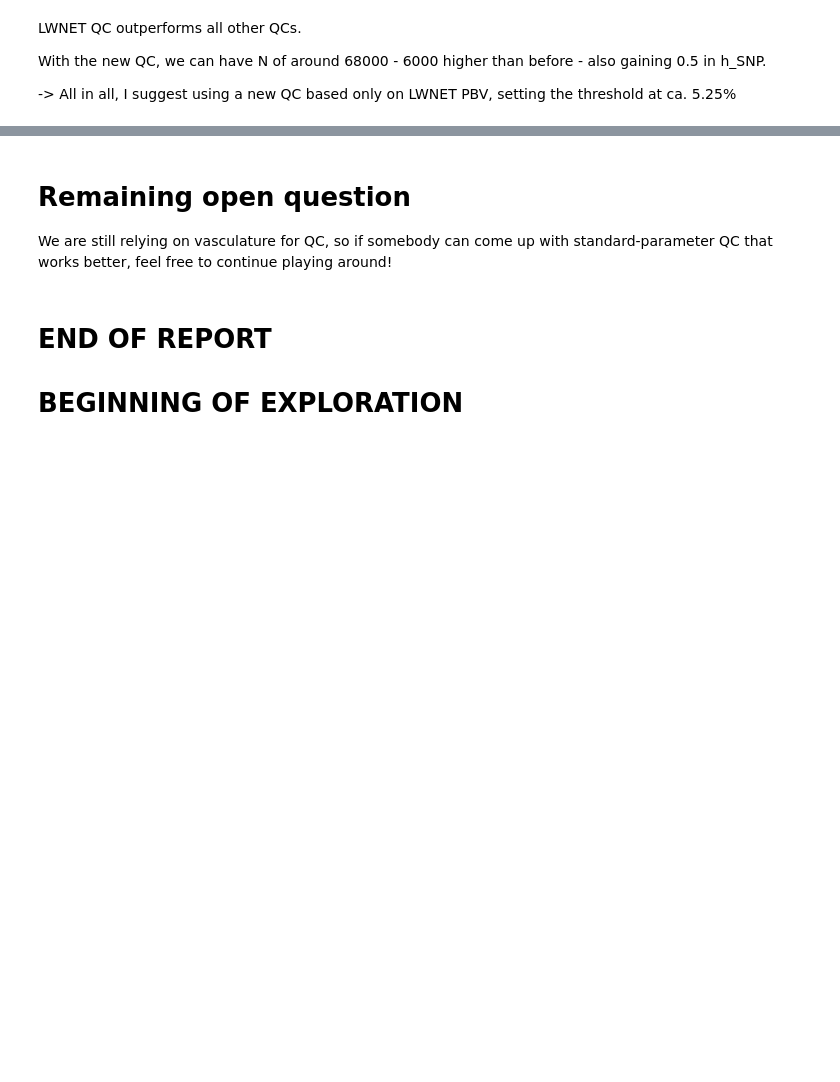
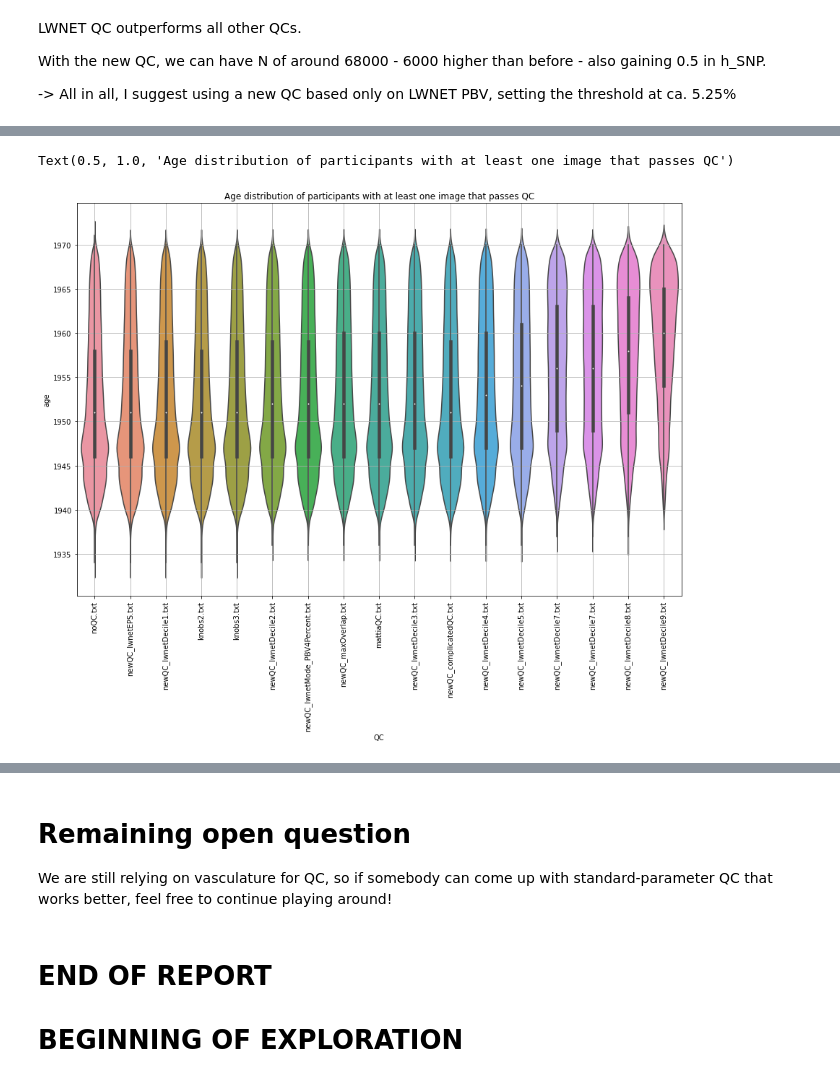
Before and after one commit to BergmannLab/Retina-tortuosity, a Jupyter notebook: preprocessing/newQC.ipynb, the cells around one changed output, grey strips where cells are left out. Cells and saved outputs as stored; diff of their text form; code cells hidden in the pictures; blank space fills up the shorter version.

```diff
--- a/preprocessing/newQC.ipynb
+++ b/preprocessing/newQC.ipynb
@@ -18,6 +18,7 @@ from matplotlib import pyplot as plt
 # CONFIGS for UKBB
 
 LWNETDIR="/HDD/data/UKBB/fundus/lwnet/"
+INDEXDIR="/HDD/data/UKBB/fundus/qcIndexFiles/"
 
 MASK_RADIUS=660 # works for UKBB images
 RESIZE_RADIUS=500 # normalization factor to standardize images at size
@@ -410,0 +490,11 @@ plt.grid()
+# %%
+# plot results
+
+plt.figure(figsize=[15,10])
+ax = sns.violinplot(x="QC", y="age", data=data, order=qcs);
+plt.grid()
+plt.xticks(rotation=90);
+plt.title("Age distribution of participants with at least one image that passes QC")
+# %% [output]
+Text(0.5, 1.0, 'Age distribution of participants with at least one image that passes QC')
+[figure, added]
```
Also changed, not shown: parts of 30 cells of this notebook.
